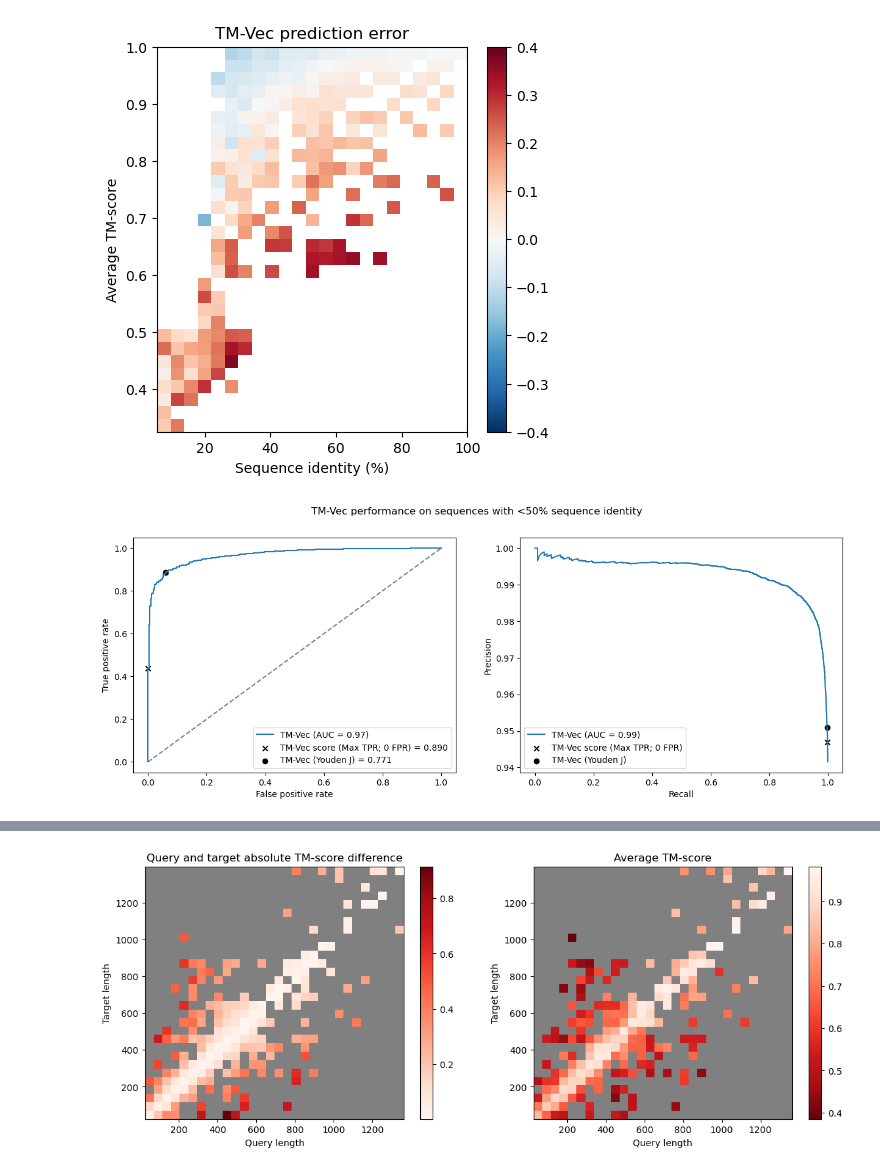
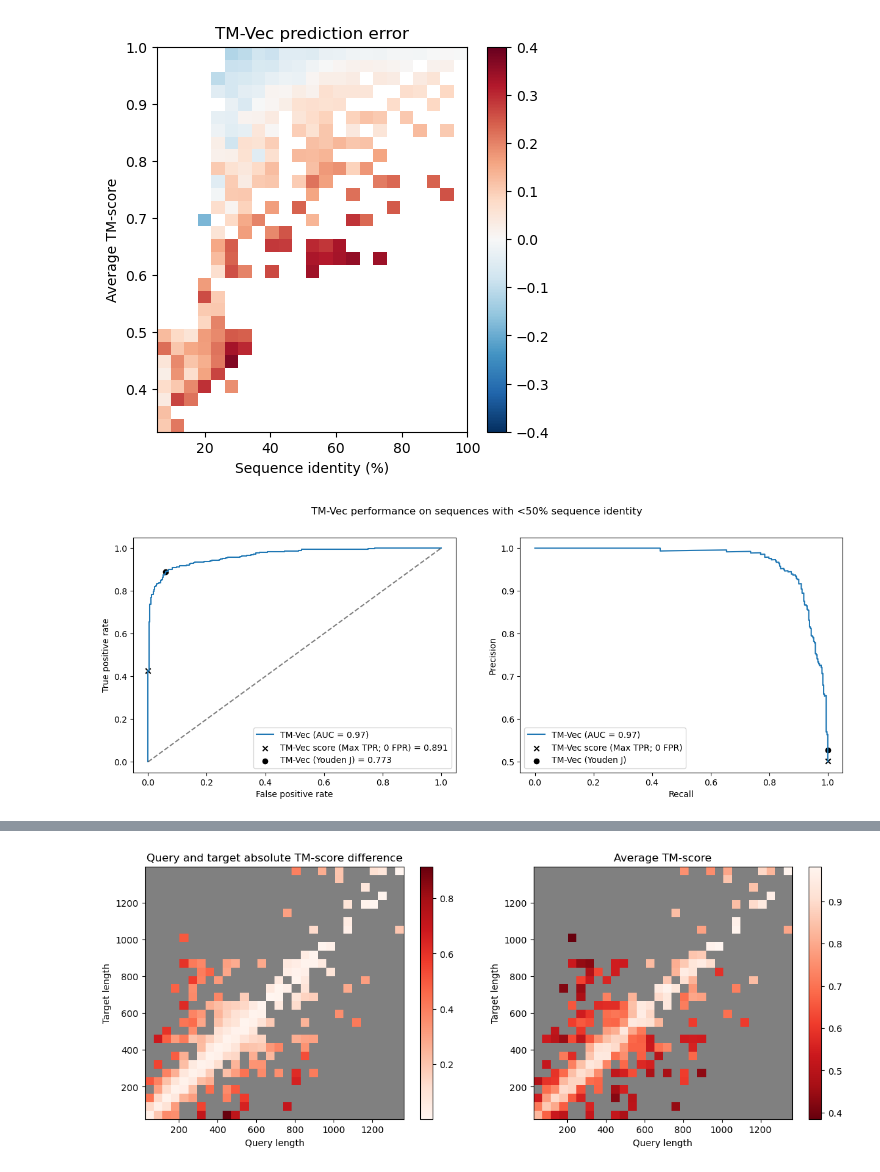
Before and after one commit to mortonjt/tm-vec, a Jupyter notebook: notebooks/plot-checkpoints.ipynb, the cells around one changed output, grey strips where cells are left out. Cells and saved outputs as stored; diff of their text form; code cells hidden in the pictures.

Commit message:
fix: balance test dataset

```diff
--- a/notebooks/plot-checkpoints.ipynb
+++ b/notebooks/plot-checkpoints.ipynb
@@ -270,8 +270,10 @@ plt.colorbar(m3, ax=ax)
 # %%
 # under50_id = balanced_scores_df[(balanced_scores_df["seq_id"] < 50)]
 under50_id = scores_df[(scores_df["seq_id"] < 50)]
-# select for seq2_len_rel between 0.6 and 1.6
-# under50_id = under50_id[(under50_id["seq2_len_rel"] > 0.6) & (under50_id["seq2_len_rel"] < 1.6)]
+# BALANCE TEST DATASET BY TM-SCORE
+n_samples = under50_id["tm_avg"].apply(lambda x: x < 0.5).sum()
+under50_id = pd.concat([under50_id[under50_id["tm_avg"] >= 0.5].sample(n_samples, random_state=42),
+                        under50_id[under50_id["tm_avg"] < 0.5]])
 
 # plot ROC curve for under 50% seq_id
 fpr, tpr, thresholds = roc_curve(under50_id["tm_avg"] > 0.5, under50_id["tm_vec_pred"])
@@ -288,32 +290,32 @@ ax[0].set_ylabel("True positive rate")
 # lowest FPR point
 fpr_0 = np.where(fpr > 0)[0][0] - 1
 ax[0].scatter(fpr[fpr_0], tpr[fpr_0], color='k', marker='x', label=f"TM-Vec score (Max TPR; 0 FPR) = {thresholds[fpr_0]:.3f}")
 
 # plot Youden J
 youden = tpr - fpr
 youden_max = np.argmax(youden)
 ax[0].scatter(fpr[youden_max], tpr[youden_max], color='k', marker='o', label=f"TM-Vec (Youden J) = {thresholds[youden_max]:.3f}")
 ax[0].legend()
 
 # plot AUPRC curve
 from sklearn.metrics import precision_recall_curve, auc
 
-precision, recall, thresholds = precision_recall_curve(under50_id["tm_avg"] > 0.6, under50_id["tm_vec_pred"])
+precision, recall, thresholds = precision_recall_curve(under50_id["tm_avg"] > 0.5, under50_id["tm_vec_pred"])
 roc_auc = auc(recall, precision)
 
 ax[1].plot(recall, precision, label=f"TM-Vec (AUC = {roc_auc:.2f})")
 ax[1].set_xlabel("Recall")
 ax[1].set_ylabel("Precision")
 
 # plot 0 FPR point
 ax[1].scatter(recall[fpr_0], precision[fpr_0], color='k', marker='x', label=f"TM-Vec score (Max TPR; 0 FPR)")
 
 # plot youden J
 ax[1].scatter(recall[youden_max], precision[youden_max], color='k', marker='o', label=f"TM-Vec (Youden J)")
 
 
 ax[1].legend()
 
 fig.suptitle("TM-Vec performance on sequences with <50% sequence identity");
 # %% [output]
-[figure, old version]
+[figure, new version]
```
Also changed, not shown: parts of 1 cell of this notebook.
